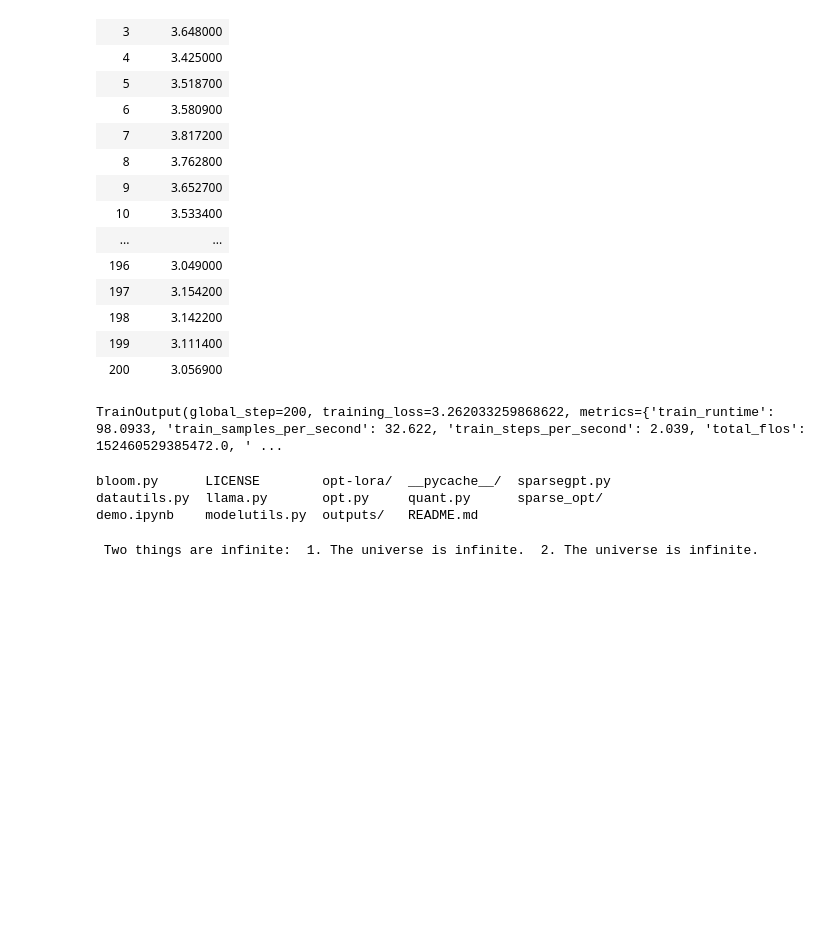
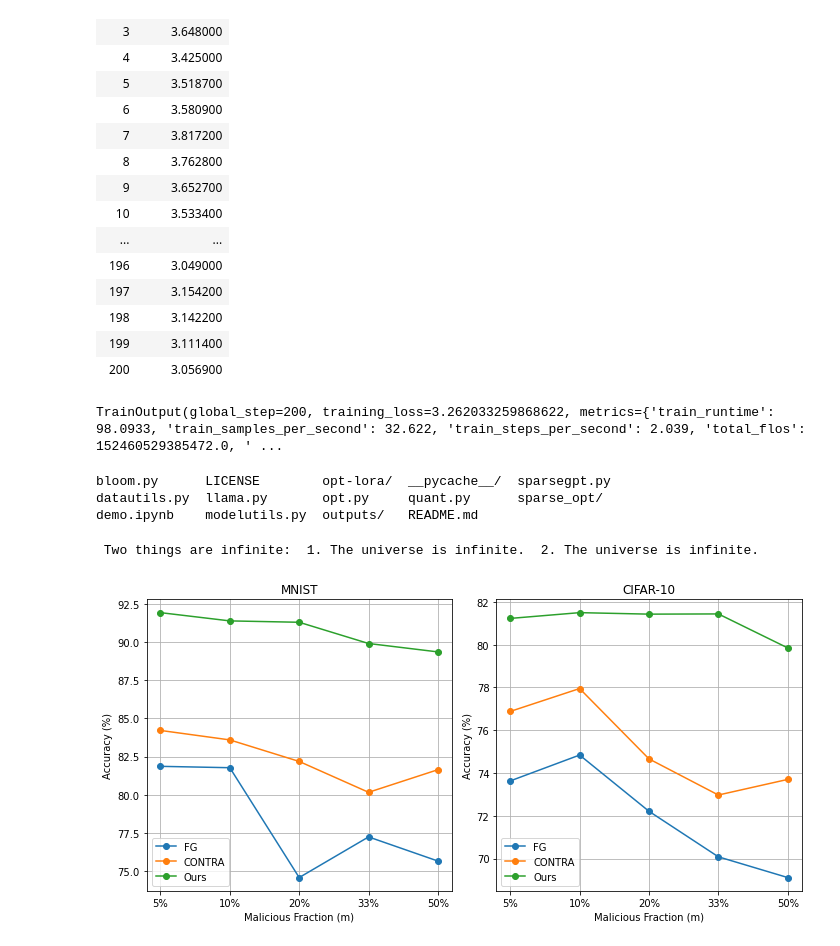
Before and after one commit to pkulium/notes, a Jupyter notebook: demo.ipynb, the cells around one changed output. Saved outputs shown, nothing was run; the diff lists cells and outputs as text; code cells hidden in the pictures; blank space fills up the shorter version.

```diff
--- a/demo.ipynb
+++ b/demo.ipynb
@@ -466,3 +466,53 @@ with torch.cuda.amp.autocast():
 print('\n\n', tokenizer.decode(output_tokens[0], skip_special_tokens=True))
 # %% [output]
  Two things are infinite:  1. The universe is infinite.  2. The universe is infinite.
+# %%
+import matplotlib.pyplot as plt
+import numpy as np
+
+# Data
+m_values = ["5%", "10%", "20%", "33%", "50%"]
+
+# MNIST data for alpha = 1
+FG_MNIST = [81.86, 81.77, 74.58, 77.24, 75.66]
+CONTRA_MNIST = [84.21, 83.59, 82.18, 80.16, 81.64]
+Ours_MNIST = [91.92, 91.38, 91.29, 89.9, 89.35]
+
+# CIFAR-10 data for alpha = 1
+FG_CIFAR10 = [73.63, 74.84, 72.21, 70.08, 69.11]
+CONTRA_CIFAR10 = [76.88, 77.95, 74.66, 72.97, 73.70]
+Ours_CIFAR10 = [81.23, 81.5, 81.43, 81.44, 79.85]
+
+# Create subplots
+fig, axs = plt.subplots(1, 2, figsize=(10, 5))
+
+# Plot MNIST data
+axs[0].plot(m_values, FG_MNIST, marker='o', label='FG')
+axs[0].plot(m_values, CONTRA_MNIST, marker='o', label='CONTRA')
+axs[0].plot(m_values, Ours_MNIST, marker='o', label='Ours')
+axs[0].set_title('MNIST')
+axs[0].set_xlabel('Malicious Fraction (m)')
+axs[0].set_ylabel('Accuracy (%)')
+axs[0].legend()
+axs[0].grid(True)
+
+# Plot CIFAR-10 data
+axs[1].plot(m_values, FG_CIFAR10, marker='o', label='FG')
+axs[1].plot(m_values, CONTRA_CIFAR10, marker='o', label='CONTRA')
+axs[1].plot(m_values, Ours_CIFAR10, marker='o', label='Ours')
+axs[1].set_title('CIFAR-10')
+axs[1].set_xlabel('Malicious Fraction (m)')
+axs[1].set_ylabel('Accuracy (%)')
+axs[1].legend()
+axs[1].grid(True)
+
+# Adjust layout
+plt.tight_layout()
+
+# Save the figure in IEEE conference standard format (usually a high-resolution format like PNG or PDF)
+plt.savefig("results_plot.pdf", dpi=300)
+
+# Show the plot
+plt.show()
+# %% [output]
+[figure, added]
```
Also changed, not shown: 4 other files.
